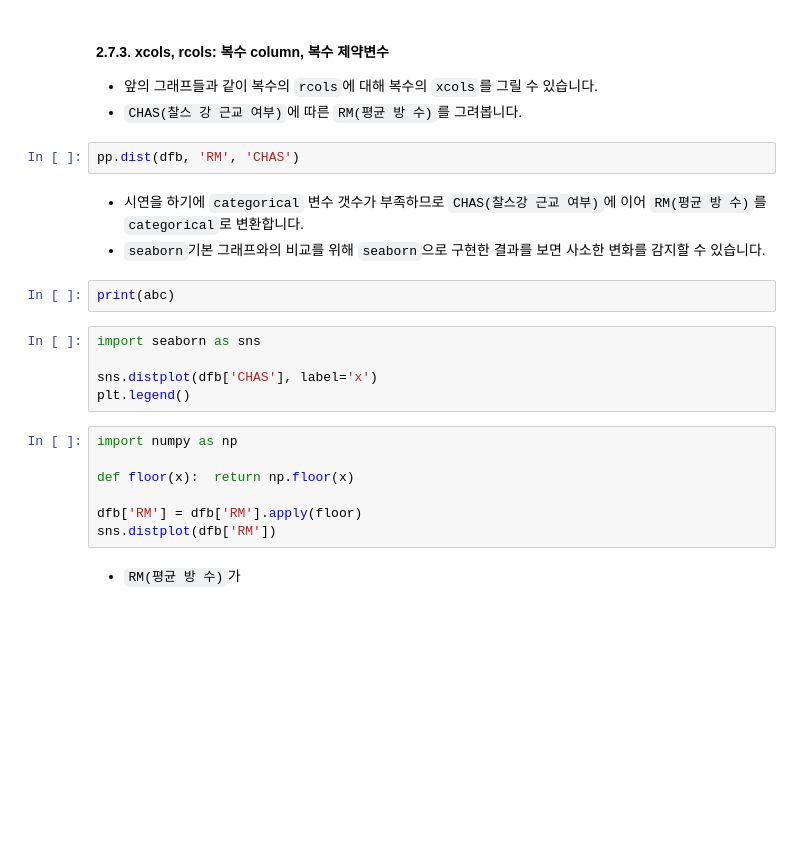
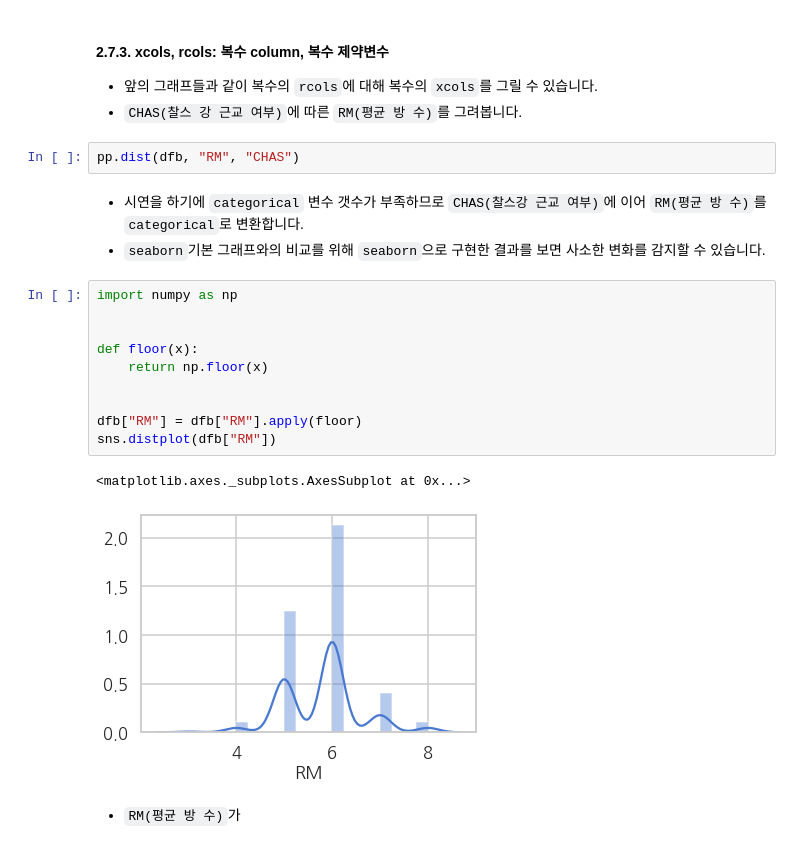
Before and after one commit to jehyunlee/code-snippet, a Jupyter notebook: 0_work-snippet/pegaplot/pegaplot_tutorial.ipynb, the cells around one changed output. Saved outputs shown, nothing was run; the diff lists cells and outputs as text; blank space fills up the shorter version.

```diff
--- a/0_work-snippet/pegaplot/pegaplot_tutorial.ipynb
+++ b/0_work-snippet/pegaplot/pegaplot_tutorial.ipynb
@@ -626,24 +298,23 @@ KeyError: '@pega@dummy@pega@'
 * 앞의 그래프들과 같이 복수의 `rcols`에 대해 복수의 `xcols`를 그릴 수 있습니다.
 * `CHAS(찰스 강 근교 여부)`에 따른 `RM(평균 방 수)`를 그려봅니다.
 # %%
-pp.dist(dfb, 'RM', 'CHAS')
+pp.dist(dfb, "RM", "CHAS")
 # %% [markdown]
 * 시연을 하기에 `categorical` 변수 갯수가 부족하므로 `CHAS(찰스강 근교 여부)`에 이어 `RM(평균 방 수)`를 `categorical`로 변환합니다.
 * `seaborn`기본 그래프와의 비교를 위해 `seaborn`으로 구현한 결과를 보면 사소한 변화를 감지할 수 있습니다.
-# %%
-print(abc)
-# %%
-import seaborn as sns
-
-sns.distplot(dfb['CHAS'], label='x')
-plt.legend()
 # %%
 import numpy as np
 
-def floor(x):  return np.floor(x)
 
-dfb['RM'] = dfb['RM'].apply(floor)
-sns.distplot(dfb['RM'])
+def floor(x):
+    return np.floor(x)
+
+
+dfb["RM"] = dfb["RM"].apply(floor)
+sns.distplot(dfb["RM"])
+# %% [output]
+<matplotlib.axes._subplots.AxesSubplot at 0x...>
+[figure, added]
 # %% [markdown]
 * `RM(평균 방 수)`가
 # %%
```
Also changed, not shown: parts of 39 cells of this notebook, 1 other file.
